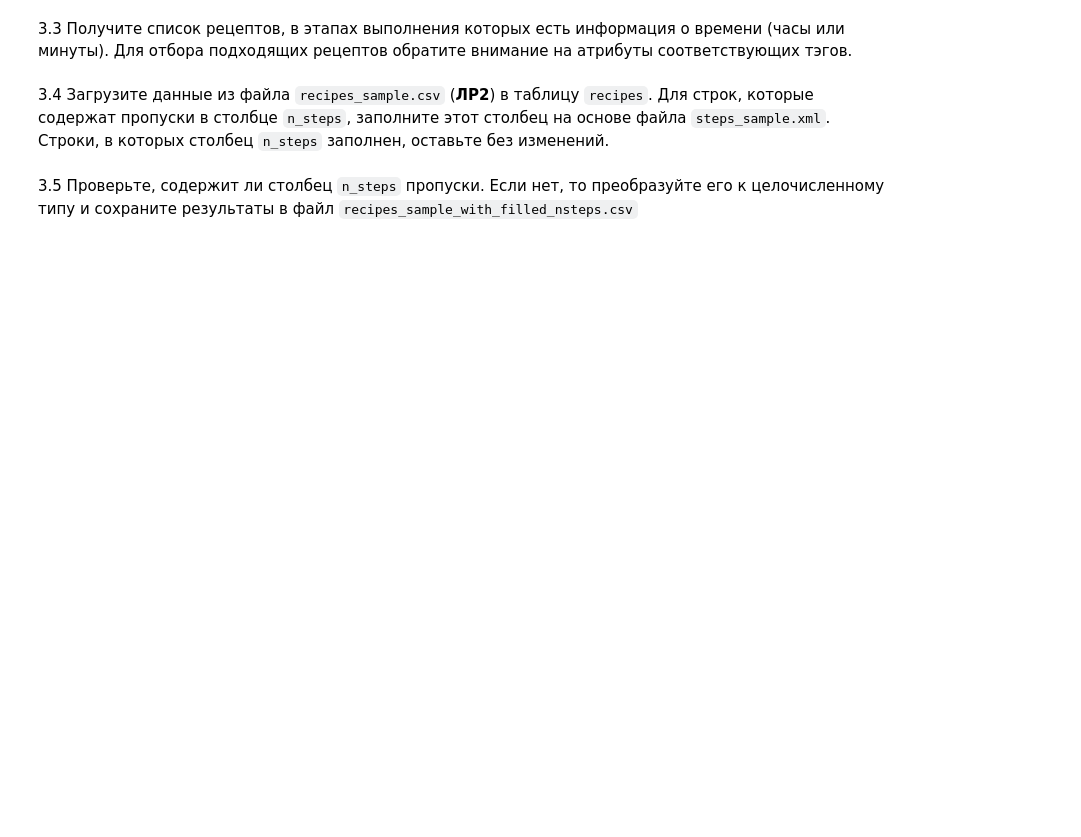
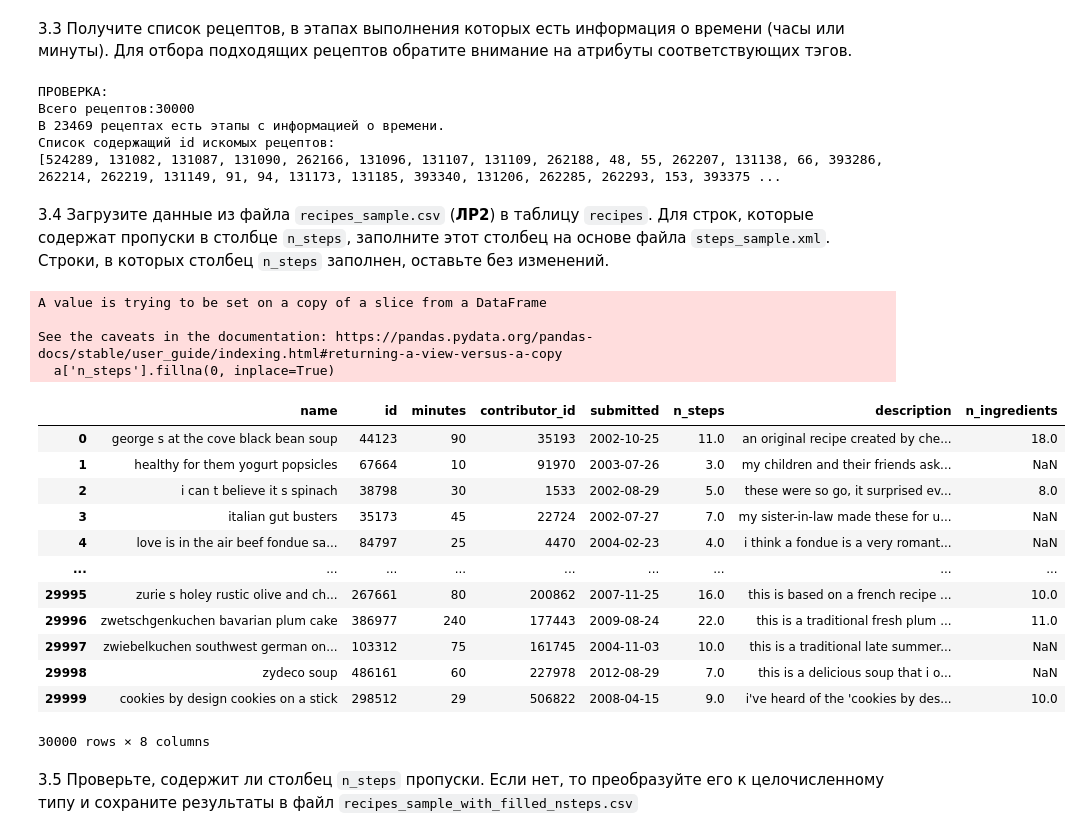
Before and after one commit to deks59rus/Laboratory-Work, a Jupyter notebook: Лабораторные работы/3/03_data_files_Галкин Денис Сергеевич.ipynb, the cells around one changed output. Cells and saved outputs as stored; diff of their text form; code cells hidden in the pictures; blank space fills up the shorter version.

```diff
--- a/Лабораторные работы/3/03_data_files_Галкин Денис Сергеевич.ipynb
+++ b/Лабораторные работы/3/03_data_files_Галкин Денис Сергеевич.ipynb
@@ -302,2 +313,10 @@ TypeError: 'NoneType' object is not callable
 # %% [markdown]
 3.2 По данным файла `steps_sample.xml` сформируйте словарь следующего вида: `кол-во_шагов_в_рецепте: [список_id_рецептов]`
+# %%
+from collections import defaultdict
+id_by_steps = defaultdict(list)
+for recipe in recipes_data:
+    id_by_steps[len(recipe.steps.getText('|', strip=True).split(sep='|'))].append(recipe.id.text)
+#with open('C:\\Users\\den10\\Desktop\\Технологии обработки данных\\Лабораторные работы\\Laboratory-Work\\Лабораторные работы\\3\\steps_sample2.json', 'w') as r2:
+#    json.dump(id_by_steps, r2, indent=0)
+#print("Сохранение словаря проведено успешно!")
@@ -304,6 +343,62 @@ TypeError: 'NoneType' object is not callable
 # %% [markdown]
 3.3 Получите список рецептов, в этапах выполнения которых есть информация о времени (часы или минуты). Для отбора подходящих рецептов обратите внимание на атрибуты соответствующих тэгов.
+# %%
+from bs4 import BeautifulSoup as bs
+with_hours=bs_data.find_all("step", attrs={'has_hours': 1})
+with_minutes=bs_data.find_all("step", attrs={'has_minutes': 1})
+ids= list()
+for recipe in with_hours:
+    ids.append(int(recipe.parent.parent.id.text))
+for recipe in with_minutes:
+    ids.append(int(recipe.parent.parent.id.text))
+ids= (list(set(ids)))
+print(f"ПРОВЕРКА:\nВсего рецептов:{len(recipes_data)}")
+print(f"В {len(ids)} рецептах есть этапы с информацией о времени.")
+print("Список содержащий id искомых рецептов: ")
+print(ids)
+# %% [output]
+ПРОВЕРКА:
+Всего рецептов:30000
+В 23469 рецептах есть этапы с информацией о времени.
+Список содержащий id искомых рецептов:
+[524289, 131082, 131087, 131090, 262166, 131096, 131107, 131109, 262188, 48, 55, 262207, 131138, 66, 393286, 262214, 262219, 131149, 91, 94, 131173, 131185, 393340, 131206, 262285, 262293, 153, 393375 ...
 # %% [markdown]
 3.4 Загрузите данные из файла `recipes_sample.csv` (__ЛР2__) в таблицу `recipes`. Для строк, которые содержат пропуски в столбце `n_steps`, заполните этот столбец на основе файла  `steps_sample.xml`. Строки, в которых столбец `n_steps` заполнен, оставьте без изменений.
+# %%
+import numpy as np
+import pandas as pd
+recipes=pd.read_csv('C:/Users/den10/Desktop/Технологии обработки данных/Лабораторные работы/Laboratory-Work/Лабораторные работы/2/data/recipes_sample.csv', encoding='ISO-8859–1', parse_dates= ['submitted'])
+steps2 = dict()
+for recipe in recipes_data:
+    steps2[recipe.id.text]= len(recipe.steps.getText('|', strip=True).split(sep='|'))
+a=recipes[recipes['n_steps'].isna()]
+a['n_steps'].fillna(0, inplace=True)
+a=a.reset_index(drop=True)
+for i in range(a.shape[0]):
+    a.loc[i, 'n_steps']= steps2[str(a.loc[i, 'id'])]
+#a.replace(0, np.nan, inplace=True)
+merge_table= pd.merge(recipes,a[['n_steps', 'id']], left_on="id", right_on="id", how='left')
+merge_table.loc[merge_table['n_steps_x'].isna(), 'n_steps_x'] = merge_table.loc[:, 'n_steps_y']
+merge_table.drop('n_steps_y', axis=1, inplace=True)
+merge_table.rename(columns={'n_steps_x': 'n_steps'}, inplace=True)
+merge_table
+# %% [output]
+A value is trying to be set on a copy of a slice from a DataFrame
+
+See the caveats in the documentation: https://pandas.pydata.org/pandas-docs/stable/user_guide/indexing.html#returning-a-view-versus-a-copy
+  a['n_steps'].fillna(0, inplace=True)
+|  | name | id | minutes | contributor_id | submitted | n_steps | description | n_ingredients |
+| 0 | george s at the cove black bean soup | 44123 | 90 | 35193 | 2002-10-25 | 11.0 | an original recipe created by che... | 18.0 |
+| 1 | healthy for them yogurt popsicles | 67664 | 10 | 91970 | 2003-07-26 | 3.0 | my children and their friends ask... | NaN |
+| 2 | i can t believe it s spinach | 38798 | 30 | 1533 | 2002-08-29 | 5.0 | these were so go, it surprised ev... | 8.0 |
+| 3 | italian gut busters | 35173 | 45 | 22724 | 2002-07-27 | 7.0 | my sister-in-law made these for u... | NaN |
+| 4 | love is in the air beef fondue sa... | 84797 | 25 | 4470 | 2004-02-23 | 4.0 | i think a fondue is a very romant... | NaN |
+| ... | ... | ... | ... | ... | ... | ... | ... | ... |
+| 29995 | zurie s holey rustic olive and ch... | 267661 | 80 | 200862 | 2007-11-25 | 16.0 | this is based on a french recipe ... | 10.0 |
+| 29996 | zwetschgenkuchen bavarian plum cake | 386977 | 240 | 177443 | 2009-08-24 | 22.0 | this is a traditional fresh plum ... | 11.0 |
+| 29997 | zwiebelkuchen southwest german on... | 103312 | 75 | 161745 | 2004-11-03 | 10.0 | this is a traditional late summer... | NaN |
+| 29998 | zydeco soup | 486161 | 60 | 227978 | 2012-08-29 | 7.0 | this is a delicious soup that i o... | NaN |
+| 29999 | cookies by design cookies on a stick | 298512 | 29 | 506822 | 2008-04-15 | 9.0 | i've heard of the 'cookies by des... | 10.0 |
+30000 rows × 8 columns
 # %% [markdown]
 3.5 Проверьте, содержит ли столбец `n_steps` пропуски. Если нет, то преобразуйте его к целочисленному типу и сохраните результаты в файл `recipes_sample_with_filled_nsteps.csv`
```
Also changed, not shown: parts of 6 cells of this notebook, 3 other files.
